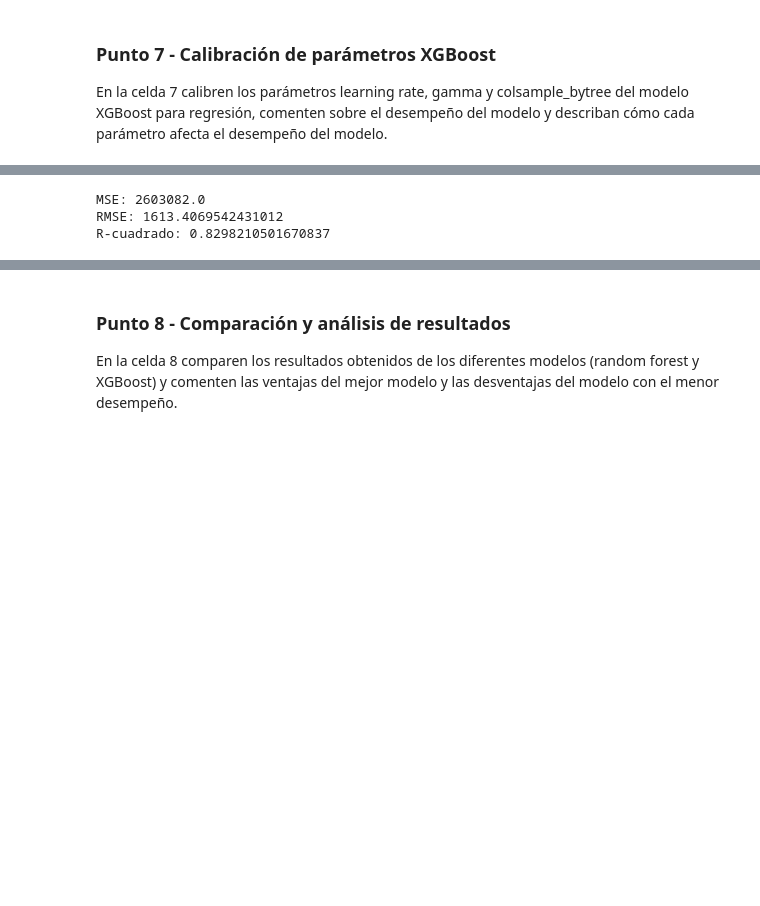
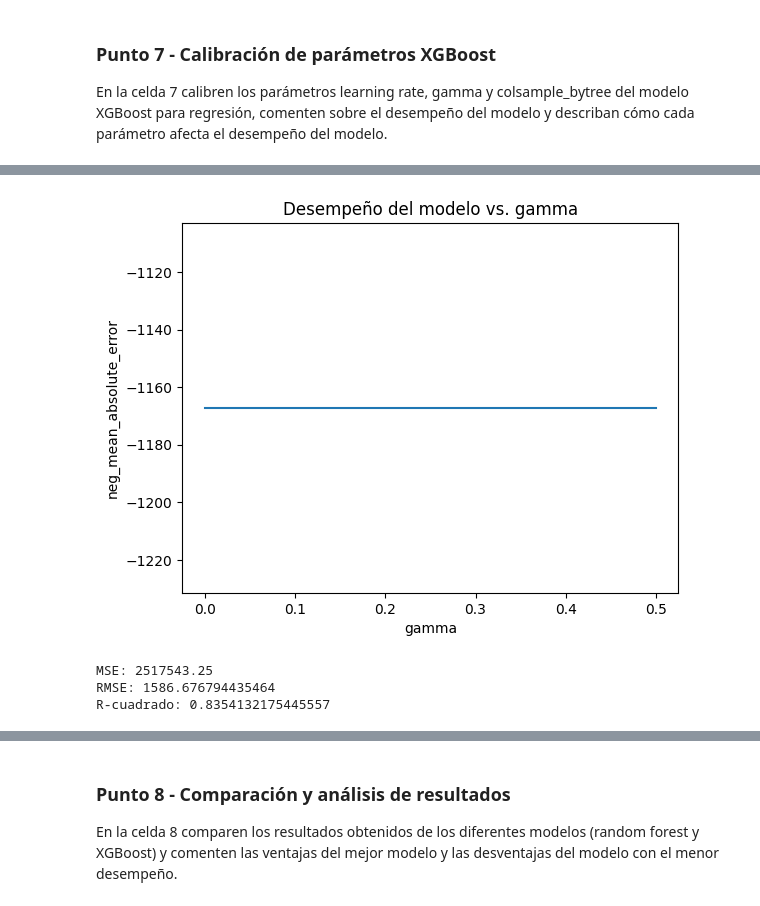
Before and after one commit to jbolivar1975/MIAD_ML_NLP_2025, a Jupyter notebook: Semana 2/S2TC1_RandomForests_Boosting.ipynb, the cells around one changed output, grey strips where cells are left out. Cells and saved outputs as stored; diff of their text form; code cells hidden in the pictures; blank space fills up the shorter version.

```diff
--- a/Semana 2/S2TC1_RandomForests_Boosting.ipynb
+++ b/Semana 2/S2TC1_RandomForests_Boosting.ipynb
@@ -549,27 +607,50 @@ En la celda 7 calibren los parámetros learning rate, gamma y colsample_bytree d
+# %%
+#gamma: Controla la complejidad del modelo.
+
+import matplotlib.pyplot as plt
+from xgboost import XGBRegressor
+from sklearn.model_selection import cross_val_score
+
+# Define el rango de valores para gamma
+gamma_range = [0, 0.1, 0.2, 0.3, 0.4, 0.5]
+
+# Lista para almacenar las puntuaciones de la métrica
+metrica_scores = []
+
+# Itera sobre los valores de gamma y calcula la puntuación de la métrica utilizando validación cruzada de 5 pliegues
+for gamma in gamma_range:
+    regressor = XGBRegressor(gamma=gamma, random_state=1, n_jobs=-1)
+    scores = cross_val_score(regressor, X, y, cv=5, scoring='neg_mean_absolute_error')
+
+    metrica_scores.append(scores.mean())
+
+# Grafica los resultados
+plt.plot(gamma_range, metrica_scores)
+plt.xlabel('gamma')
+plt.ylabel('neg_mean_absolute_error')
+plt.title('Desempeño del modelo vs. gamma')
+plt.show()
+# %% [output]
+[figure, added]
 # %%
-# Celda 7
-
 from xgboost import XGBRegressor
 
-# Define el modelo XGBRegressor con parámetros específicos
+# Define el modelo XGBRegressor con parámetros optimizados previamente
 regressor = XGBRegressor(
-#learning_rate: Controla la velocidad de aprendizaje del modelo. Un valor más bajo puede llevar a un mejor rendimiento, pero requiere más tiempo de entrenamiento.
-    learning_rate=0.2,
-#gamma: Controla la complejidad del modelo. Un valor más alto puede prevenir el sobreajuste, pero puede reducir el rendimiento en conjuntos de datos pequeños.
+    learning_rate=0.05,
     gamma=0,
-#colsample_bytree: Controla la fracción de features (columnas) que se utilizan para construir cada árbol. Un valor más bajo puede prevenir el sobreajuste, pero puede reducir el rendimiento en conjuntos de datos con features importantes.
-    colsample_bytree=1
+    colsample_bytree=0.4
 )
 
-# Entrena el modelo
+# Se entrena el modelo
 regressor.fit(X_train, y_train)
 
-# Realiza predicciones en el conjunto de prueba
+# Se realizan predicciones en el conjunto de prueba
 y_pred_xgb = regressor.predict(X_test)
 
-# Calcula las métricas de evaluación
+# Se calcula las métricas de evaluación
 mse = mean_squared_error(y_test, y_pred_xgb)
-rmse = np.sqrt(mse)  # Calcula la raíz cuadrada del MSE para obtener el RMSE
+rmse = np.sqrt(mse)
 r2 = r2_score(y_test, y_pred_xgb)
 
 # Imprime las métricas
@@ -577,6 +658,6 @@ print(f"MSE: {mse}")
 print(f"RMSE: {rmse}")
 print(f"R-cuadrado: {r2}")
 # %% [output]
-MSE: 2603082.0
-RMSE: 1613.4069542431012
-R-cuadrado: 0.8298210501670837
+MSE: 2517543.25
+RMSE: 1586.676794435464
+R-cuadrado: 0.8354132175445557
```
Also changed, not shown: parts of 10 cells of this notebook.
